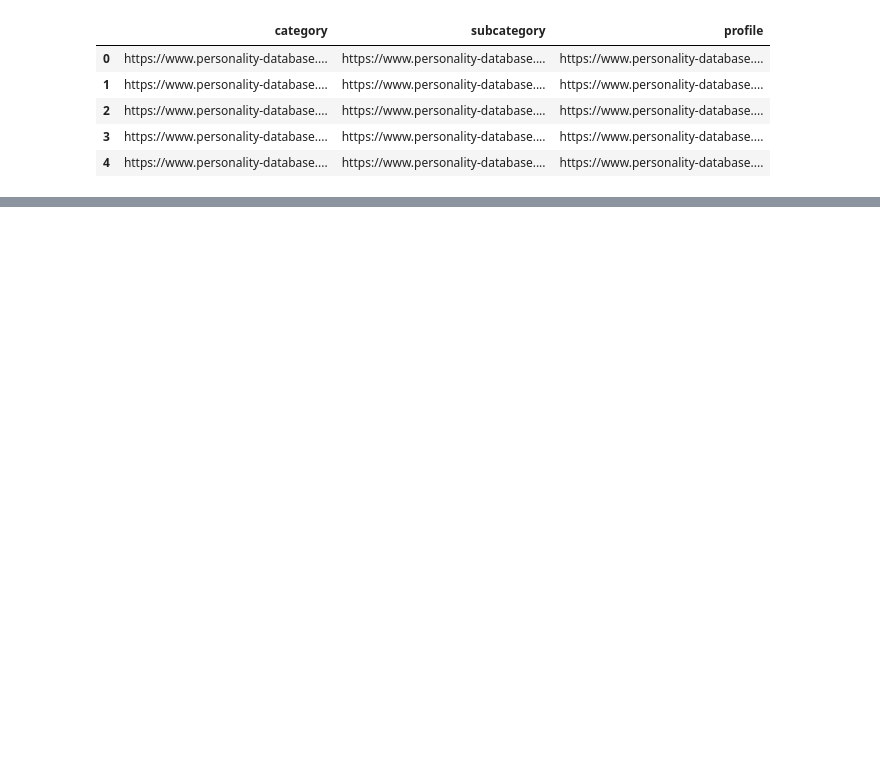
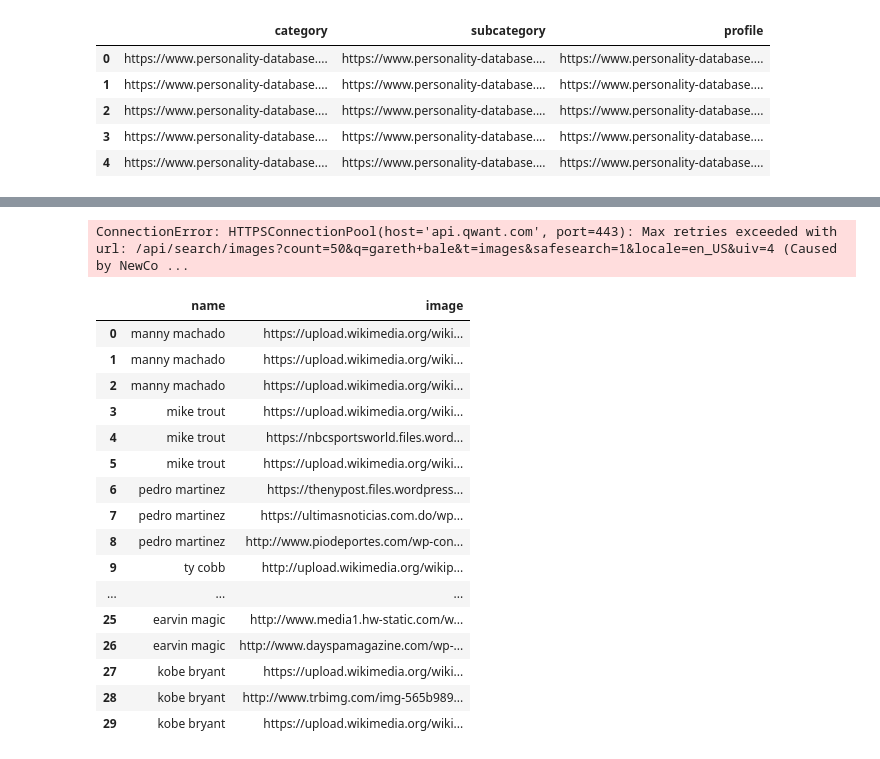
Before and after one commit to oinbar/scraper-base, a Jupyter notebook: scrape-label.ipynb, the cells around one changed output, grey strips where cells are left out. Cells and saved outputs as stored; diff of their text form; code cells hidden in the pictures; blank space fills up the shorter version.

```diff
--- a/scrape-label.ipynb
+++ b/scrape-label.ipynb
@@ -153,0 +295,54 @@ re.findall(r'(?<=\<p\>)(.*)(?=\()', s)[0].strip()
+# %%
+# get better / more images
+
+import requests
+import random
+
+def get_image_urls_from_query(query):
+    r = requests.get("https://api.qwant.com/api/search/images",
+        params={
+            'count': 50,
+            'q': query,
+            't': 'images',
+            'safesearch': 1,
+            'locale': 'en_US',
+            'uiv': 4
+        },
+        headers={
+            'User-Agent': 'Mozilla/5.0 (Windows NT 10.0; Win64; x64) AppleWebKit/537.36 (KHTML, like Gecko) Chrome/56.0.2924.87 Safari/537.36'
+        }
+    )
+    response = r.json().get('data').get('result').get('items')
+    urls = [r.get('media') for r in response]
+    return urls
+# %%
+names, images = [], []
+for name in profiles_full["name"]:
+    imgs = get_image_urls_from_query(name)[:3]
+    names += [name]*len(imgs)
+    images += imgs
+
+names_imgs_df = pd.DataFrame({"name":names,"image":images})
+names_imgs_df.to_csv("data/names_images.csv",index=False)
+# %% [output]
+ConnectionError: HTTPSConnectionPool(host='api.qwant.com', port=443): Max retries exceeded with url: /api/search/images?count=50&q=gareth+bale&t=images&safesearch=1&locale=en_US&uiv=4 (Caused by NewCo ...
+# %%
+names_imgs_df
+# %% [output]
+|  | name | image |
+| 0 | manny machado | https://upload.wikimedia.org/wiki... |
+| 1 | manny machado | https://upload.wikimedia.org/wiki... |
+| 2 | manny machado | https://upload.wikimedia.org/wiki... |
+| 3 | mike trout | https://upload.wikimedia.org/wiki... |
+| 4 | mike trout | https://nbcsportsworld.files.word... |
+| 5 | mike trout | https://upload.wikimedia.org/wiki... |
+| 6 | pedro martinez | https://thenypost.files.wordpress... |
+| 7 | pedro martinez | https://ultimasnoticias.com.do/wp... |
+| 8 | pedro martinez | http://www.piodeportes.com/wp-con... |
+| 9 | ty cobb | http://upload.wikimedia.org/wikip... |
+| ... | ... | ... |
+| 25 | earvin magic | http://www.media1.hw-static.com/w... |
+| 26 | earvin magic | http://www.dayspamagazine.com/wp-... |
+| 27 | kobe bryant | https://upload.wikimedia.org/wiki... |
+| 28 | kobe bryant | http://www.trbimg.com/img-565b989... |
+| 29 | kobe bryant | https://upload.wikimedia.org/wiki... |
```
Also changed, not shown: parts of 20 cells of this notebook, 16 other files.
